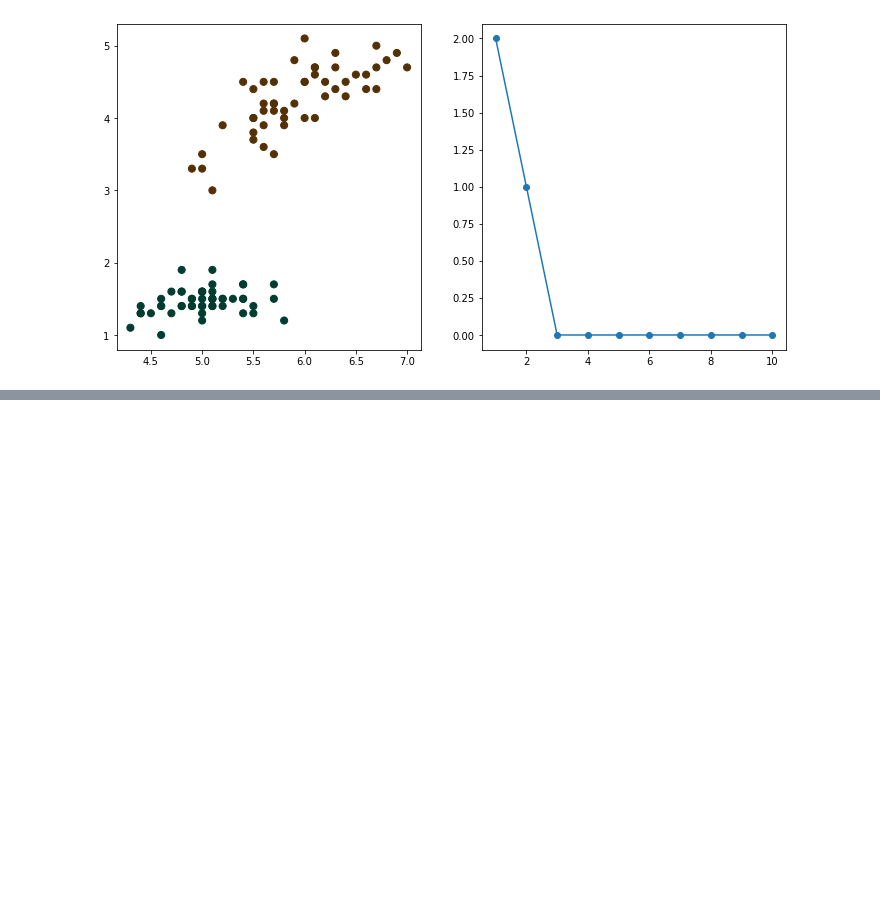
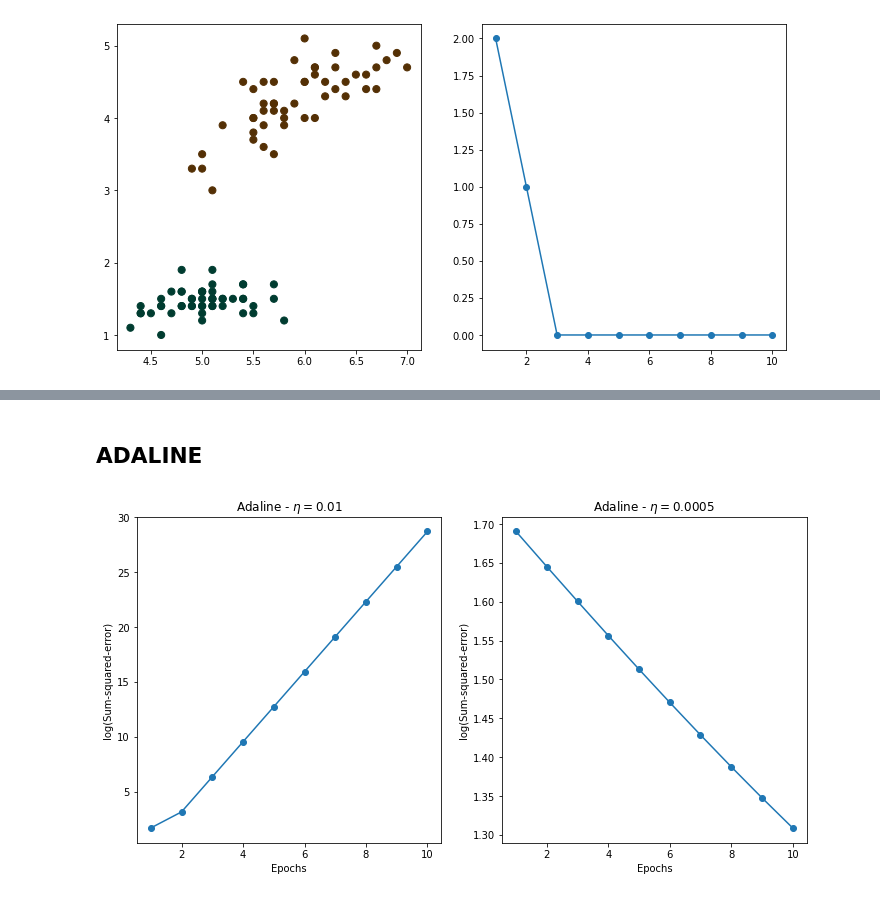
Before and after one commit to CobaMasa/PythonMachineLearningProgramming, a Jupyter notebook: chapter2.ipynb, the cells around one changed output, grey strips where cells are left out. Saved outputs shown, nothing was run; the diff lists cells and outputs as text; code cells hidden in the pictures; blank space fills up the shorter version.

```diff
--- a/chapter2.ipynb
+++ b/chapter2.ipynb
@@ -84,0 +125,36 @@ plt.show();
+# %% [markdown]
+## ADALINE
+# %%
+class AdalineGD(Perceptron):
+    def fit(self, X, y):
+        rgen = np.random.RandomState(self.random_state)
+        self.w_ = rgen.normal(loc=0.0, scale=0.01, size=X.shape[1]+1)
+        self.cost_ = []
+
+        for i in range(self.n_iter):
+            net_input = self.net_input(X)
+            output = self.activation(net_input)
+            errors = y - output
+
+            self.w_[1:] += self.eta * X.T.dot(errors)
+            self.w_[0] += self.eta * errors.sum()
+
+            cost = (errors**2).sum()/2.0
+            self.cost_.append(cost)
+        return self
+
+    def activation(self, X):
+        return X
+# %%
+fig, ax = plt.subplots(1, 2, figsize=(12, 6))
+ada1 = AdalineGD(n_iter=10, eta=0.01).fit(X, y)
+ada2 = AdalineGD(n_iter=10, eta=0.0005).fit(X, y)
+
+ax[0].plot(range(1, len(ada1.cost_)+1), np.log10(ada1.cost_), marker='o')
+ax[0].set(xlabel='Epochs', ylabel='log(Sum-squared-error)', title='Adaline - $\eta=0.01$')
+
+ax[1].plot(range(1, len(ada2.cost_)+1), np.log10(ada2.cost_), marker='o')
+ax[1].set(xlabel='Epochs', ylabel='log(Sum-squared-error)', title='Adaline - $\eta=0.0005$')
+plt.show();
+# %% [output]
+[figure, added]
```
Also changed, not shown: parts of 10 cells of this notebook.
